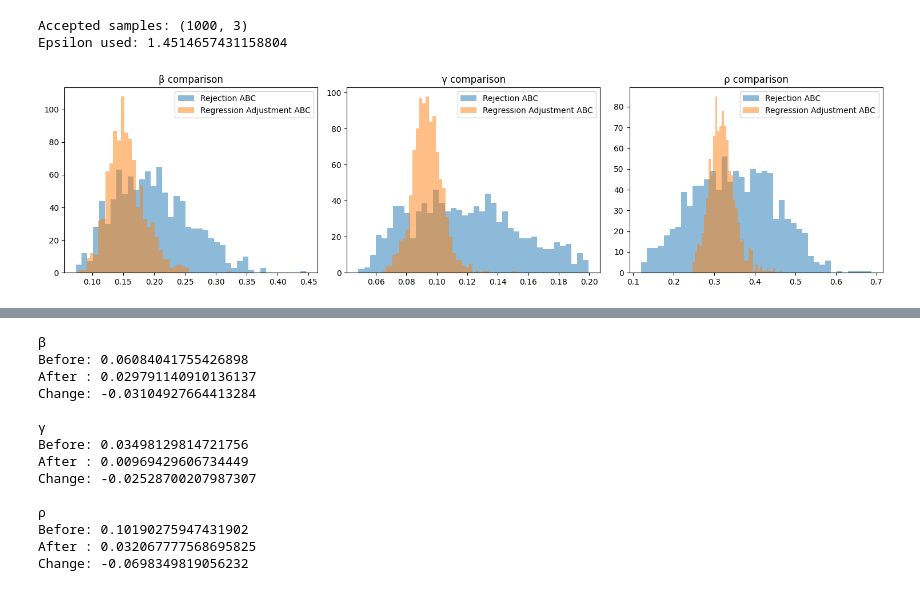
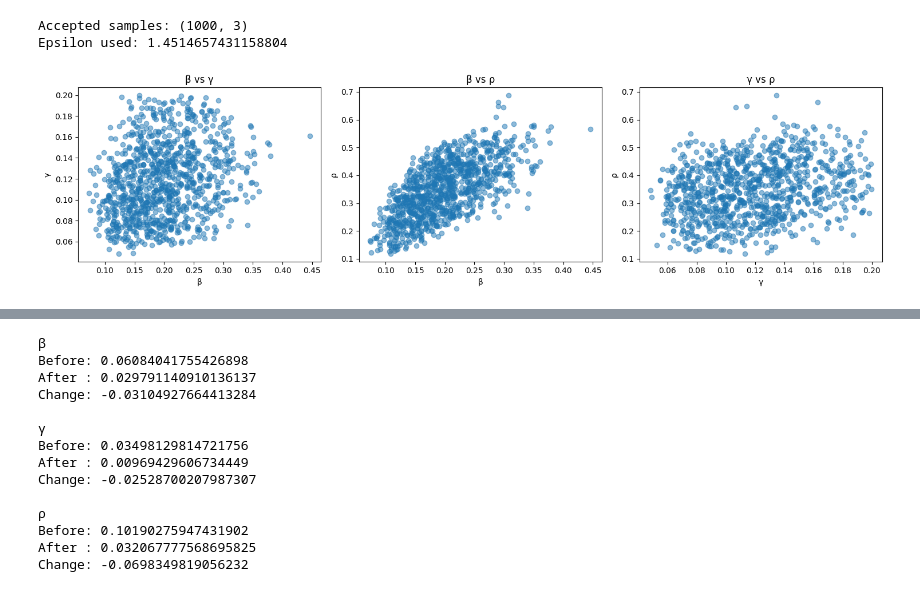
Before and after one commit to funwenxin/ST3247_Group5, a Jupyter notebook: Regression Adjustment ABC Script/Regression_adj_code.ipynb, the cells around one changed output, grey strips where cells are left out. Cells and saved outputs as stored; diff of their text form; code cells hidden in the pictures.

```diff
--- a/Regression Adjustment ABC Script/Regression_adj_code.ipynb
+++ b/Regression Adjustment ABC Script/Regression_adj_code.ipynb
@@ -246,4 +233,4 @@ def compare_regression_adjustment(thetas, adjusted_params):
-# %%
-compare_regression_adjustment(accepted_thetas, adjusted_params)
-# %% [output]
-[figure, removed]
+# %%
+plot_pairwise(samples)
+# %% [output]
+[figure, added]
```
Also changed, not shown: parts of 16 cells of this notebook.
